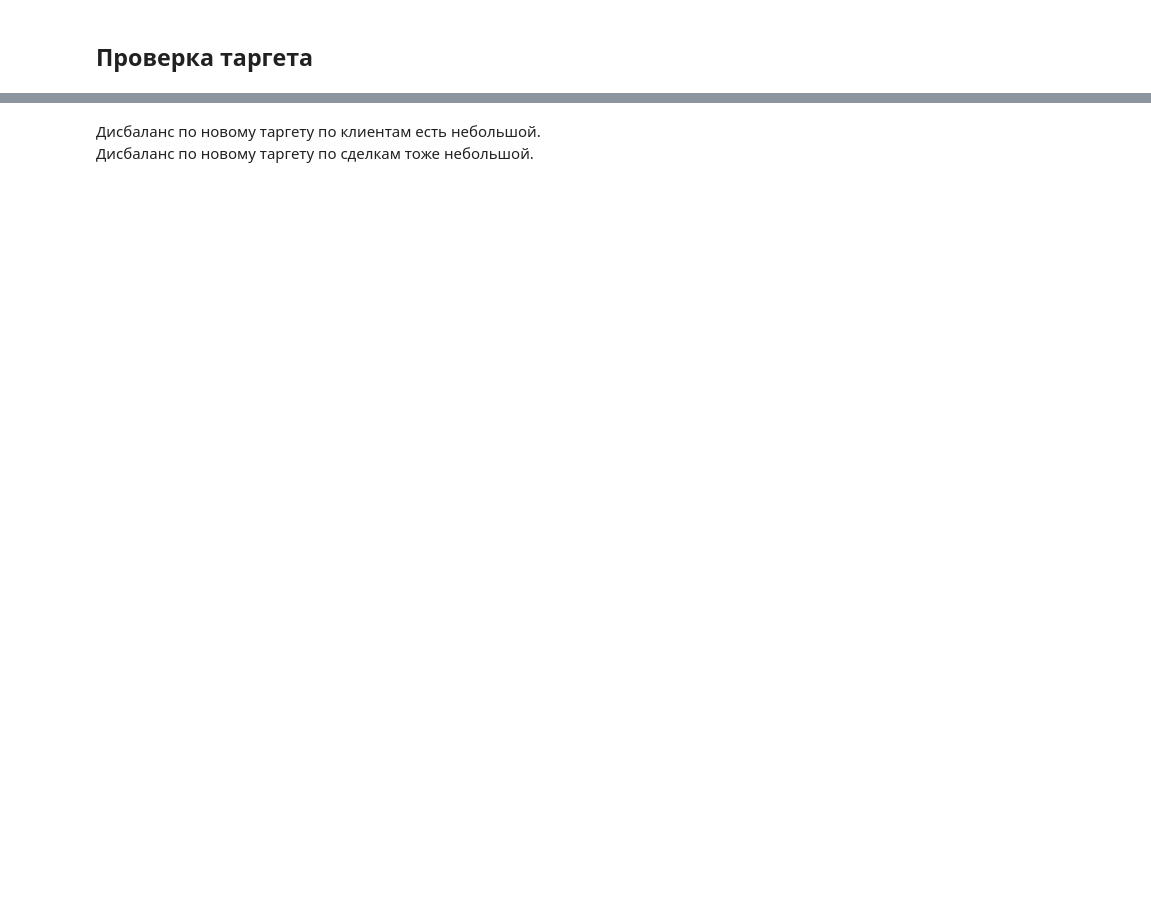
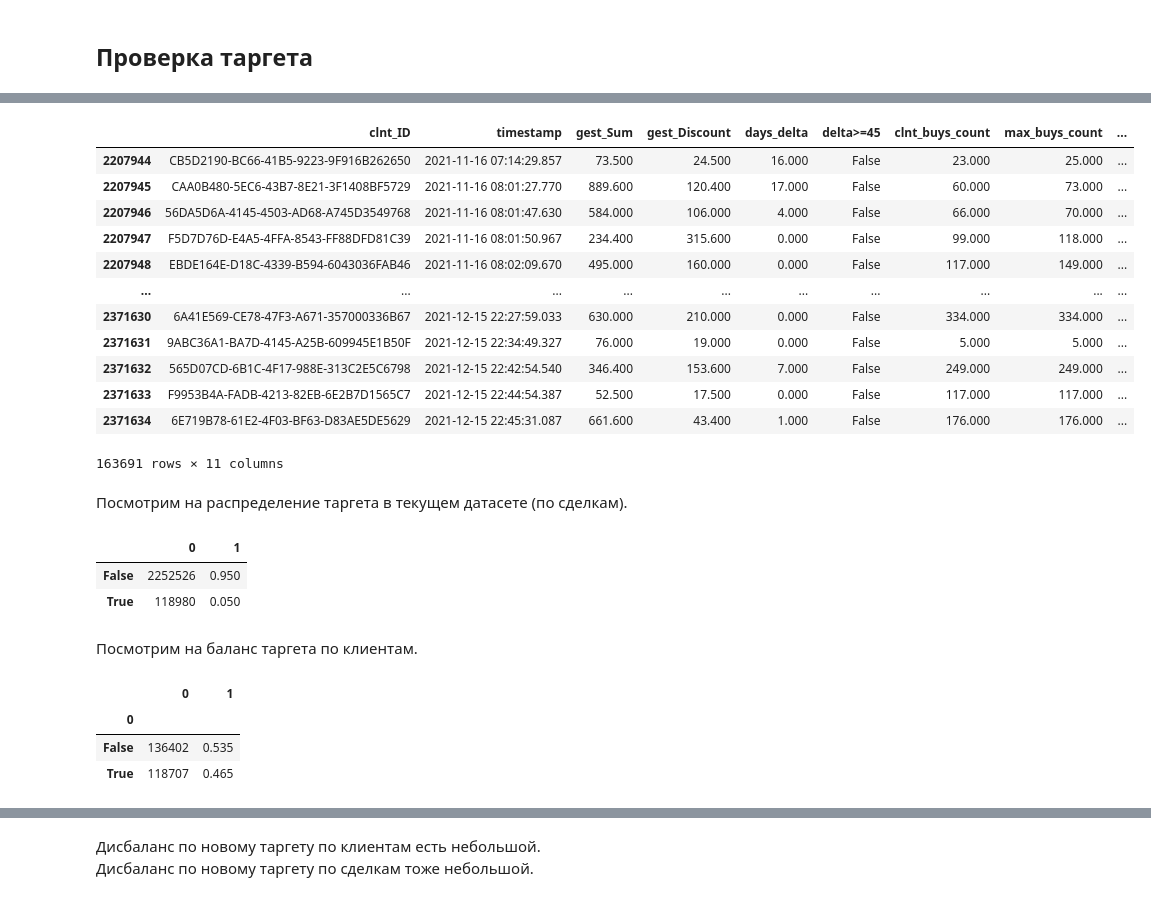
Before and after one commit to snakerzr/cupcake_churn_prediction, a Jupyter notebook: notebook.ipynb, the cells around one changed output, grey strips where cells are left out. Saved outputs shown, nothing was run; the diff lists cells and outputs as text; code cells hidden in the pictures; blank space fills up the shorter version.

Commit message:
new target extraction method, new ideas about target

```diff
--- a/notebook.ipynb
+++ b/notebook.ipynb
@@ -334,0 +455,6 @@ Name: target_ext, dtype: int64
+# %%
+# Теперь представим, что мы в конце года. 2021-12-31
+# И отсечем все сделки, которые произошли на текущий день минус 45 дней.
+hypothetical_now = pd.Timestamp('2021-12-31')
+hypothetical_45_days_before = hypothetical_now - pd.Timedelta(value=45,unit='days')
+df['more_than_45_till_now'] = df['timestamp'] < hypothetical_45_days_before
@@ -334,0 +465,16 @@ Name: target_ext, dtype: int64
+# %%
+df[~(df['timestamp'] < hypothetical_45_days_before)]
+# %% [output]
+|  | clnt_ID | timestamp | gest_Sum | gest_Discount | days_delta | delta>=45 | clnt_buys_count | max_buys_count | ... |
+| 2207944 | CB5D2190-BC66-41B5-9223-9F916B262650 | 2021-11-16 07:14:29.857 | 73.500 | 24.500 | 16.000 | False | 23.000 | 25.000 | ... |
+| 2207945 | CAA0B480-5EC6-43B7-8E21-3F1408BF5729 | 2021-11-16 08:01:27.770 | 889.600 | 120.400 | 17.000 | False | 60.000 | 73.000 | ... |
+| 2207946 | 56DA5D6A-4145-4503-AD68-A745D3549768 | 2021-11-16 08:01:47.630 | 584.000 | 106.000 | 4.000 | False | 66.000 | 70.000 | ... |
+| 2207947 | F5D7D76D-E4A5-4FFA-8543-FF88DFD81C39 | 2021-11-16 08:01:50.967 | 234.400 | 315.600 | 0.000 | False | 99.000 | 118.000 | ... |
+| 2207948 | EBDE164E-D18C-4339-B594-6043036FAB46 | 2021-11-16 08:02:09.670 | 495.000 | 160.000 | 0.000 | False | 117.000 | 149.000 | ... |
+| ... | ... | ... | ... | ... | ... | ... | ... | ... | ... |
+| 2371630 | 6A41E569-CE78-47F3-A671-357000336B67 | 2021-12-15 22:27:59.033 | 630.000 | 210.000 | 0.000 | False | 334.000 | 334.000 | ... |
+| 2371631 | 9ABC36A1-BA7D-4145-A25B-609945E1B50F | 2021-12-15 22:34:49.327 | 76.000 | 19.000 | 0.000 | False | 5.000 | 5.000 | ... |
+| 2371632 | 565D07CD-6B1C-4F17-988E-313C2E5C6798 | 2021-12-15 22:42:54.540 | 346.400 | 153.600 | 7.000 | False | 249.000 | 249.000 | ... |
+| 2371633 | F9953B4A-FADB-4213-82EB-6E2B7D1565C7 | 2021-12-15 22:44:54.387 | 52.500 | 17.500 | 0.000 | False | 117.000 | 117.000 | ... |
+| 2371634 | 6E719B78-61E2-4F03-BF63-D83AE5DE5629 | 2021-12-15 22:45:31.087 | 661.600 | 43.400 | 1.000 | False | 176.000 | 176.000 | ... |
+163691 rows × 11 columns
@@ -334,0 +487,18 @@ Name: target_ext, dtype: int64
+# %% [markdown]
+Посмотрим на распределение таргета в текущем датасете (по сделкам).
+# %%
+pd.concat([df_target_extracted.value_counts(),df_target_extracted.value_counts(normalize=True)],axis=1)
+# %% [output]
+|  | 0 | 1 |
+| False | 2252526 | 0.950 |
+| True | 118980 | 0.050 |
+# %% [markdown]
+Посмотрим на баланс таргета по клиентам.
+# %%
+temp_df = pd.concat([df.iloc[:,0],df_target_extracted],axis=1).groupby('clnt_ID').max()
+pd.concat([temp_df.value_counts(),temp_df.value_counts(normalize=True)],axis=1)
+# %% [output]
+|  | 0 | 1 |
+| 0 |  |  |
+| False | 136402 | 0.535 |
+| True | 118707 | 0.465 |
```
Also changed, not shown: parts of 40 cells of this notebook.
